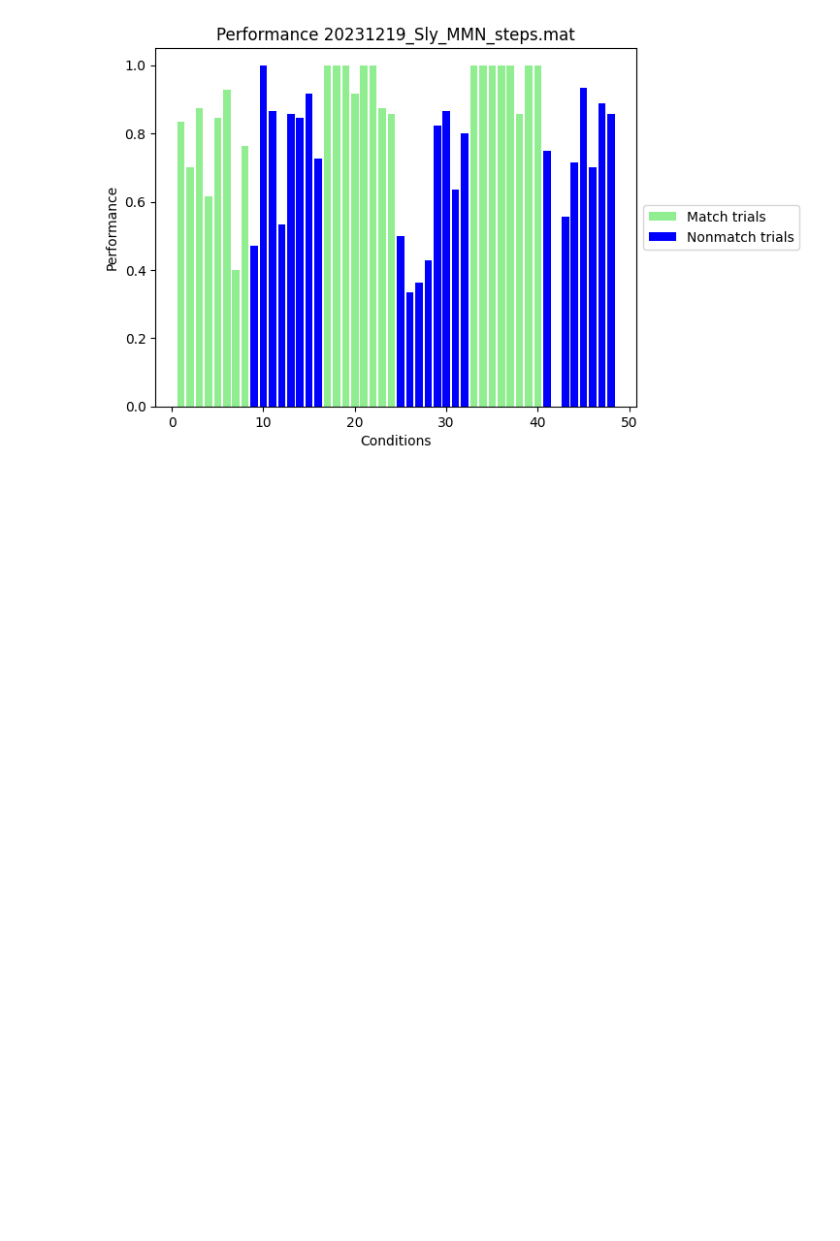
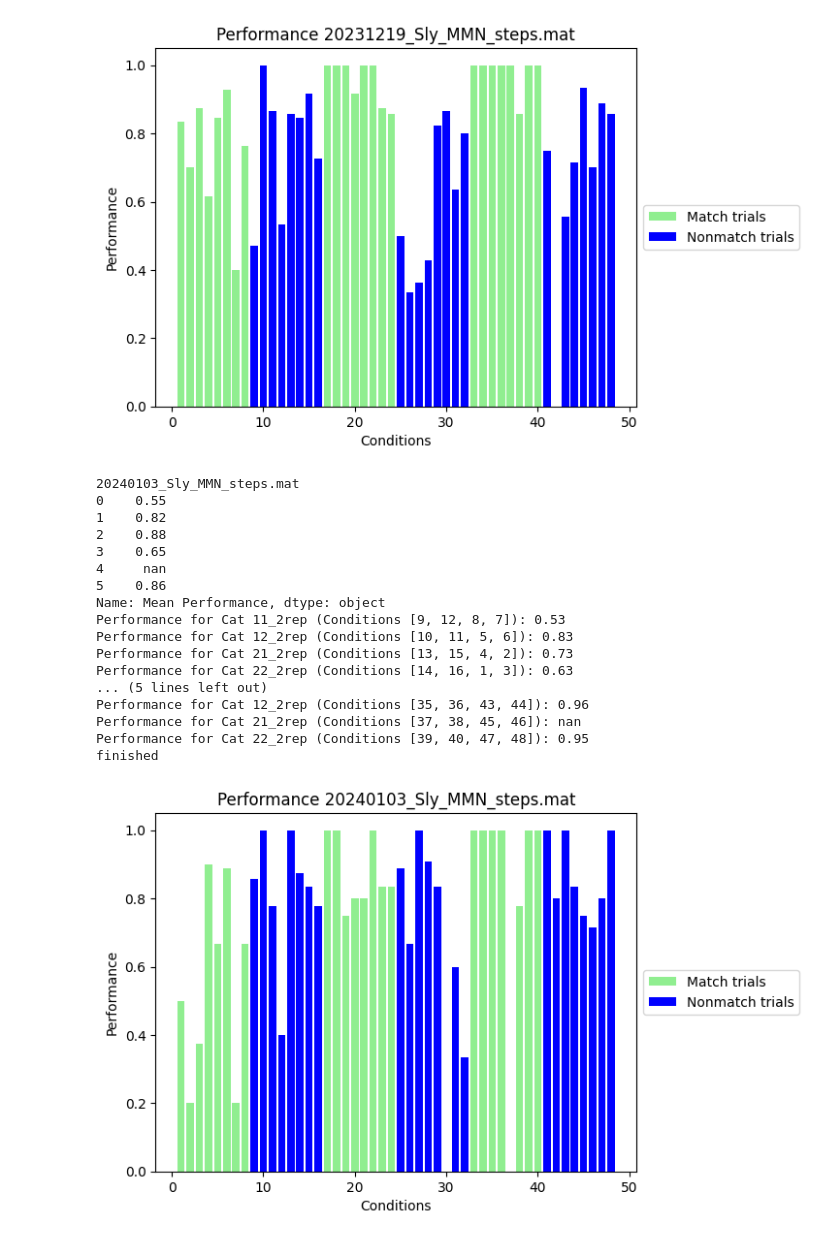
Before and after one commit to Sihai-Li/MMN_analysis, a Jupyter notebook: Sly_Dec_4rep_performance.ipynb, the cells around one changed output. Drawn from its saved outputs; the diff is of its cells as text; code cells hidden in the pictures; blank space fills up the shorter version.

Commit message:
include 2024 performance

```diff
--- a/Sly_Dec_4rep_performance.ipynb
+++ b/Sly_Dec_4rep_performance.ipynb
@@ -151,3 +151,27 @@ Performance for Cat 21_2rep (Conditions [37, 38, 45, 46]): 0.87
 Performance for Cat 22_2rep (Conditions [39, 40, 47, 48]): 0.94
 finished
 [figure]
+# %%
+# Call the function
+name = "20240103_Sly_MMN_steps.mat"
+dict_path = r'D:\Uchi_analysis\MMN\Sly_beh\MMN_data\converted_data\\'
+analyze_data(name, dict_path)
+# %% [output]
+20240103_Sly_MMN_steps.mat
+0    0.55
+1    0.82
+2    0.88
+3    0.65
+4     nan
+5    0.86
+Name: Mean Performance, dtype: object
+Performance for Cat 11_2rep (Conditions [9, 12, 8, 7]): 0.53
+Performance for Cat 12_2rep (Conditions [10, 11, 5, 6]): 0.83
+Performance for Cat 21_2rep (Conditions [13, 15, 4, 2]): 0.73
+Performance for Cat 22_2rep (Conditions [14, 16, 1, 3]): 0.63
+... (5 lines left out)
+Performance for Cat 12_2rep (Conditions [35, 36, 43, 44]): 0.96
+Performance for Cat 21_2rep (Conditions [37, 38, 45, 46]): nan
+Performance for Cat 22_2rep (Conditions [39, 40, 47, 48]): 0.95
+finished
+[figure, added]
```
